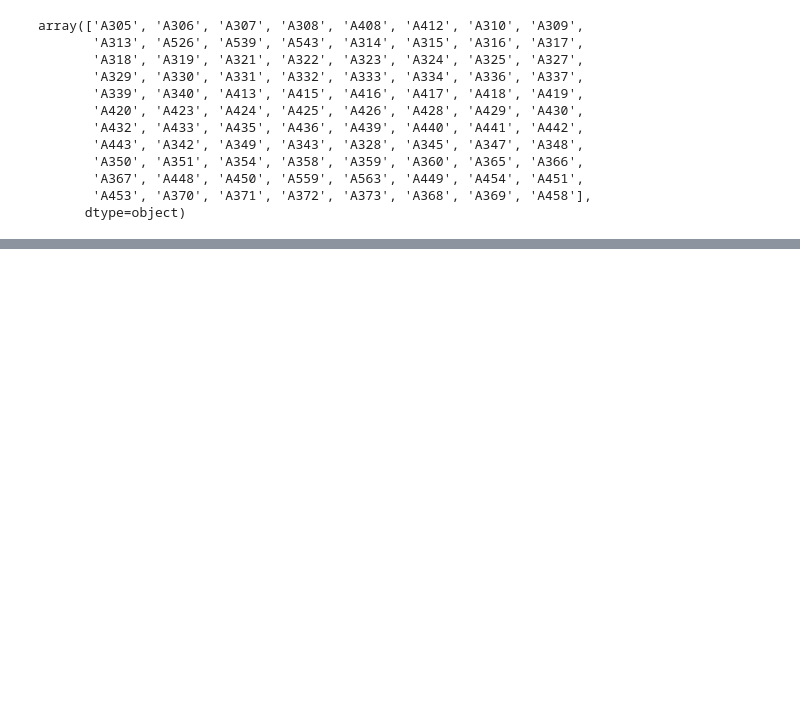
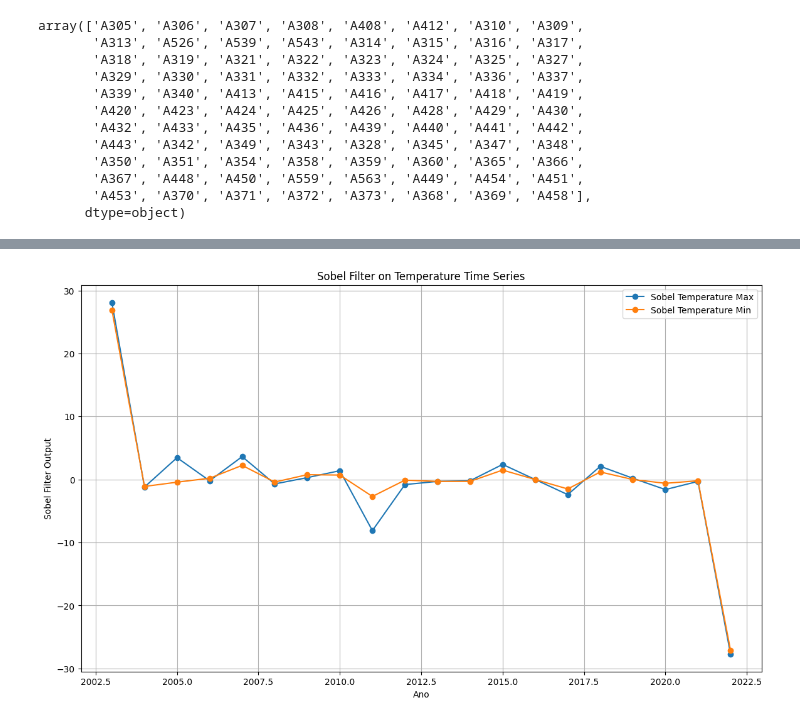
Before and after one commit to ArthurrCr/Projeto_PDI_, a Jupyter notebook: notebooks/primeira_abordagem.ipynb, the cells around one changed output, grey strips where cells are left out. Drawn from its saved outputs; the diff is of its cells as text; code cells hidden in the pictures; blank space fills up the shorter version.

```diff
--- a/notebooks/primeira_abordagem.ipynb
+++ b/notebooks/primeira_abordagem.ipynb
@@ -575,0 +525,11 @@ plt.show()
+# %%
+output_base_dir = '../dados/raster_tiff_caating'
+estacao_id = 'A305'
+start_year = 2003
+end_year = 2022
+
+# DataFrame inicial com os dados de temperatura
+dados_A305 = temperaturas[temperaturas['id_estacao'] == estacao_id]
+
+# Criar o dataset completo para a estação A305
+dataset_completo_A305 = criar_dataset_completo(dados_A305, output_base_dir, estacao_id, start_year, end_year)
@@ -575,0 +548,25 @@ plt.show()
+# %%
+from scipy.ndimage import sobel
+
+# Aplicar o filtro de Sobel nas séries temporais
+sobel_temp_max = sobel(dataset_completo_A305['temperatura_max_median'], mode='constant')
+sobel_temp_min = sobel(dataset_completo_A305['temperatura_min_median'], mode='constant')
+sobel_vegetation = dataset_completo_A305.drop(columns=['ano', 'temperatura_max_median', 'temperatura_min_median']).apply(lambda x: sobel(x, mode='constant'))
+
+# Adicionar ao DataFrame para visualização
+dataset_completo_A305['Sobel_Temperature_Max'] = sobel_temp_max
+dataset_completo_A305['Sobel_Temperature_Min'] = sobel_temp_min
+dataset_completo_A305 = pd.concat([dataset_completo_A305, sobel_vegetation.add_prefix('Sobel_')], axis=1)
+
+# Plotar os resultados para a temperatura
+plt.figure(figsize=(14, 8))
+plt.plot(dataset_completo_A305['ano'], dataset_completo_A305['Sobel_Temperature_Max'], label='Sobel Temperature Max', marker='o')
+plt.plot(dataset_completo_A305['ano'], dataset_completo_A305['Sobel_Temperature_Min'], label='Sobel Temperature Min', marker='o')
+plt.xlabel('Ano')
+plt.ylabel('Sobel Filter Output')
+plt.title('Sobel Filter on Temperature Time Series')
+plt.legend()
+plt.grid(True)
+plt.show()
+# %% [output]
+[figure, added]
```
Also changed, not shown: parts of 48 cells of this notebook.
